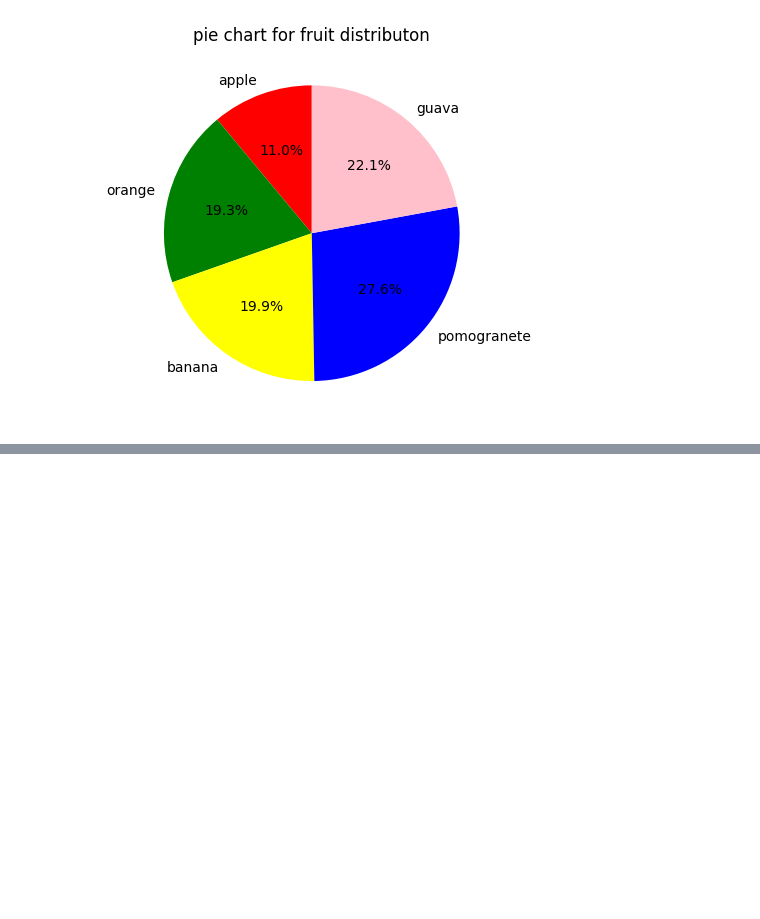
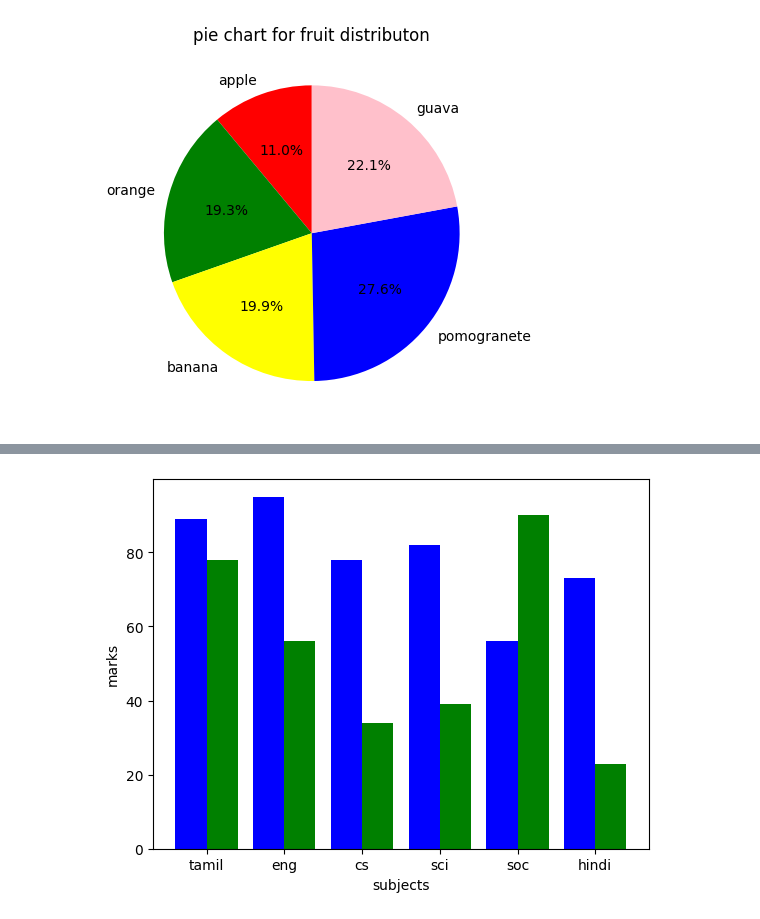
Before and after one commit to Avinash2003-11/Machine-learning, a Jupyter notebook: exp.ipynb, the cells around one changed output, grey strips where cells are left out. Drawn from its saved outputs; the diff is of its cells as text; code cells hidden in the pictures; blank space fills up the shorter version.

```diff
--- a/exp.ipynb
+++ b/exp.ipynb
@@ -272,0 +303,15 @@ plt.show()
+# %%
+subjects = ["tamil", "eng", "cs", "sci", "soc", "hindi"]
+marks_1 = [89, 95, 78, 82, 56, 73]
+marks_2 = [78, 56, 34, 39, 90, 23]
+x = np.arange(len(subjects))
+width = 0.4
+
+plt.bar(x - width/2, marks_1, width, label = "data 1", color = "blue")
+plt.bar(x + width/2, marks_2, width, label = "data 2", color = "green")
+plt.xticks(x, subjects)
+plt.xlabel("subjects")
+plt.ylabel("marks")
+plt.show()
+# %% [output]
+[figure, added]
```
Also changed, not shown: parts of 9 cells of this notebook.
